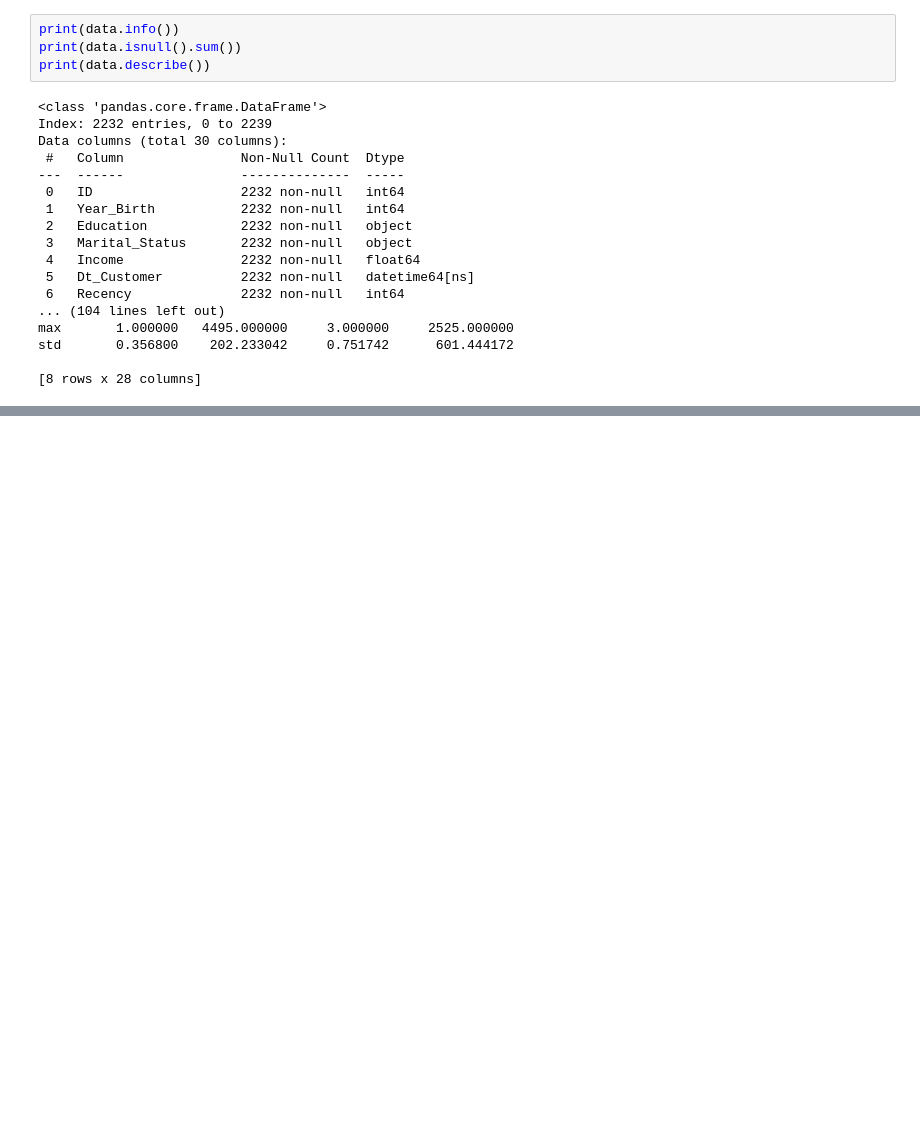
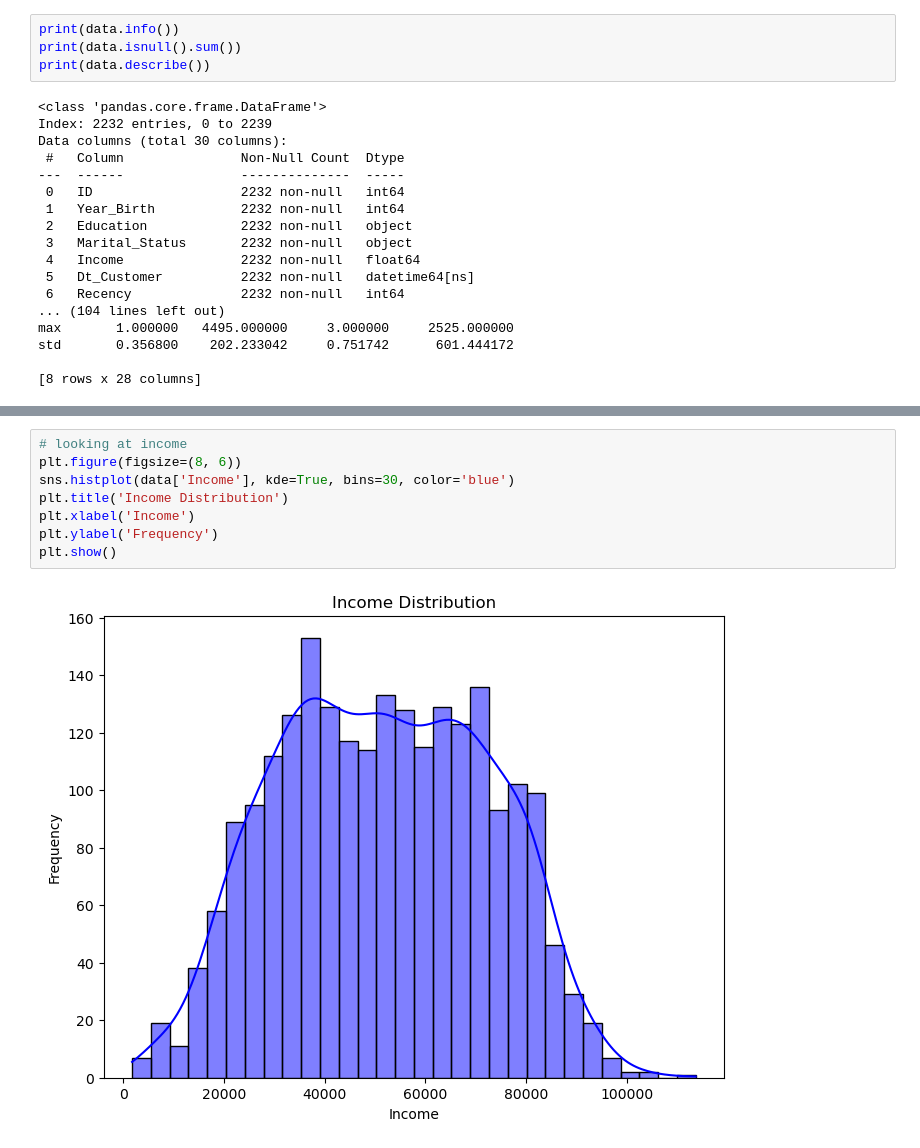
Before and after one commit to aryaandperimeter/Customer-Personality-Analysis, a Jupyter notebook: cpa.ipynb, the cells around one changed output, grey strips where cells are left out. Saved outputs shown, nothing was run; the diff lists cells and outputs as text; blank space fills up the shorter version.

```diff
--- a/cpa.ipynb
+++ b/cpa.ipynb
@@ -219,0 +225,10 @@ std       0.356800    202.233042     0.751742      601.444172
+# %%
+# looking at income
+plt.figure(figsize=(8, 6))
+sns.histplot(data['Income'], kde=True, bins=30, color='blue')
+plt.title('Income Distribution')
+plt.xlabel('Income')
+plt.ylabel('Frequency')
+plt.show()
+# %% [output]
+[figure, added]
```
Also changed, not shown: parts of 13 cells of this notebook.
